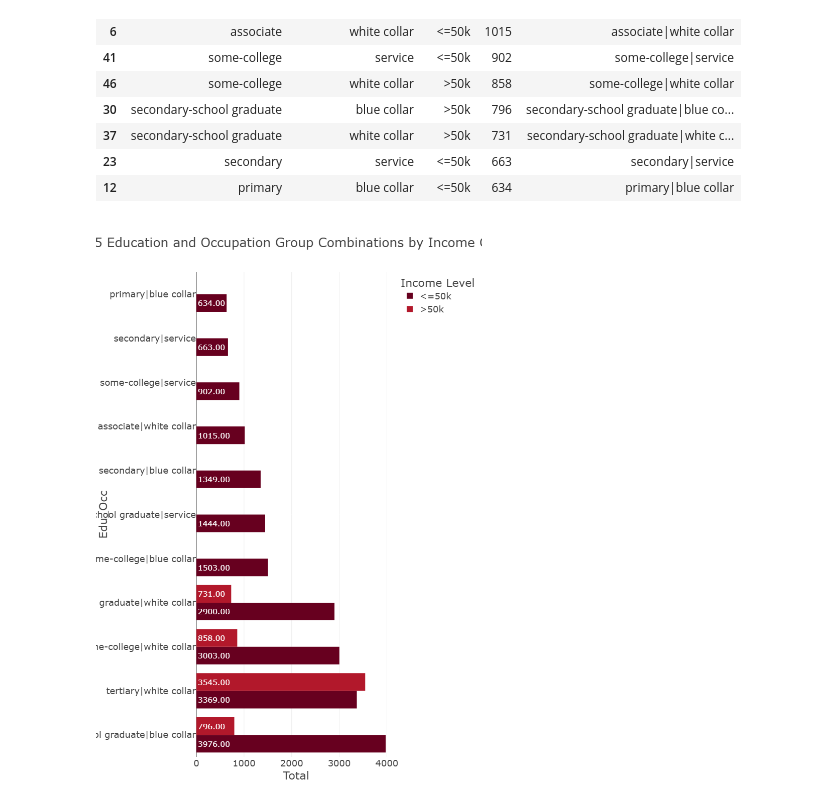
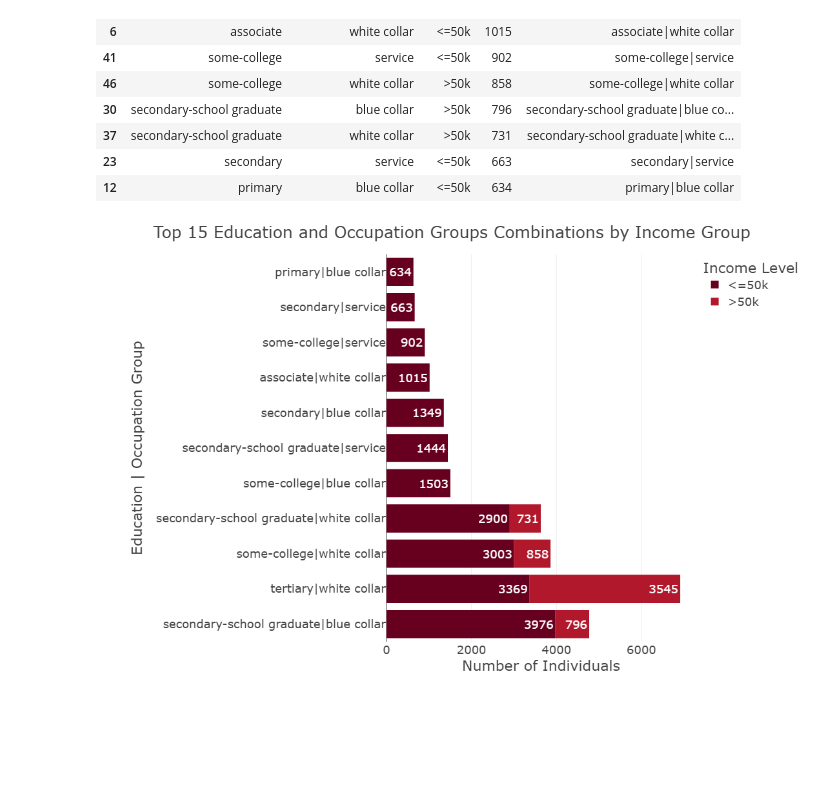
Before and after one commit to NIWENSHUTI/Adult_Income, a Jupyter notebook: notebooks/data_analysis.ipynb, the cells around one changed output. Drawn from its saved outputs; the diff is of its cells as text; code cells hidden in the pictures; blank space fills up the shorter version.

```diff
--- a/notebooks/data_analysis.ipynb
+++ b/notebooks/data_analysis.ipynb
@@ -572,43 +567,30 @@ adult_df_income_edu_occ.head(15)
 # %%
 num = 15
 adult_df_combos = adult_df_income_edu_occ.head(num)
-
 fig = px.bar(
-    data_frame=adult_df_combos,
-    x='total',
-    y='edu_occ',
-    color='income',
-    orientation='h',
-    title='Top 15 Education and Occupation Group Combinations by Income Group',
-    barmode='group',
+    adult_df_combos,
+    x = 'total',
+    y = 'edu_occ',
+    color = 'income',
+    orientation = 'h',
+    title = f'Top {num} Education and Occupation Groups Combinations by Income Group',
+    # barmode = 'group',
+    height = 700,
+    width=1100,
     color_discrete_sequence=px.colors.sequential.RdBu,
-    text='total',
-    width=1000,
-    height=1100
+    text = 'total'
 )
-
-fig.update_traces(
-    texttemplate='%{text:.2f}',
-    textposition='inside',
-    insidetextanchor='start'
-)
-
-fig.update_layout(
-    template="presentation",
-    xaxis_title='Total',
-    yaxis_title='Edu_Occ',
-    legend_title_text='Income Level',
-    uniformtext_minsize=10,
-    uniformtext_mode='hide',
-    margin=dict(l=200, r=50, t=100, b=50),
-    paper_bgcolor="rgba(0,0,0,0)",
-    plot_bgcolor="rgba(0,0,0,0)"
-)
-
+fig.update_layout(template="presentation",
+                  xaxis_title='Number of Individuals',
+                  yaxis_title='Education | Occupation Group',
+                  legend_title=dict(text='Income Level'),
+                  margin=dict(l=450, r=50, t=50, b=50),
+                  paper_bgcolor = "rgba(0, 0, 0, 0)",
+                  plot_bgcolor = "rgba(0, 0, 0, 0)")
+fig.update_traces(textposition='inside')
 fig.show()
-
-fig.write_image(os.path.join(results_dir, 'Top 15 Education and Occupation Group Combinations by Income Group_bar_plot.jpg'))
-fig.write_image(os.path.join(results_dir, 'Top 15 Education and Occupation Group Combinations by Income Group_bar_plot.png'))
-fig.write_html(os.path.join(results_dir, 'Top 15 Education and Occupation Group Combinations by Income Group_bar_plot.html'))
+fig.write_image(os.path.join(results_dir, 'income_distribution_by_eduandocc_bar_plot.jpg'))
+fig.write_image(os.path.join(results_dir, 'income_distribution_by_eduandocc_bar_plot.png'))
+fig.write_html(os.path.join(results_dir, 'income_distribution_by_eduandocc_bar_plot.html'))
 # %% [output]
-[figure, old version]
+[figure, new version]
```
Also changed, not shown: parts of 11 cells of this notebook, 11 other files.
